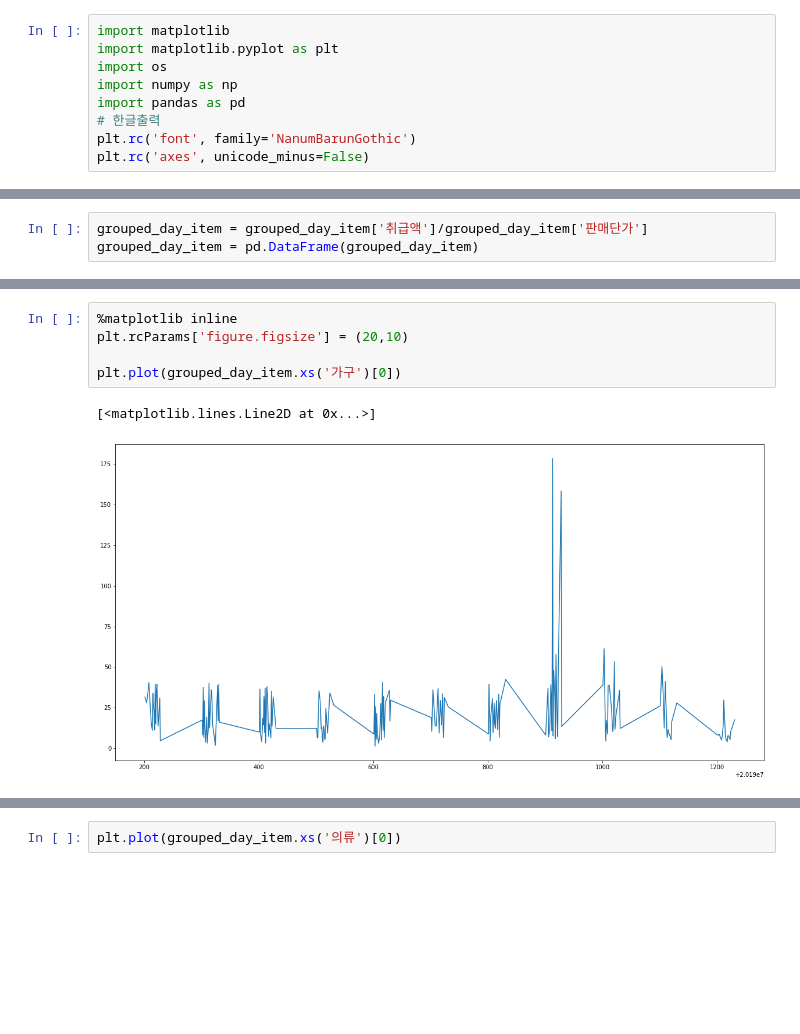
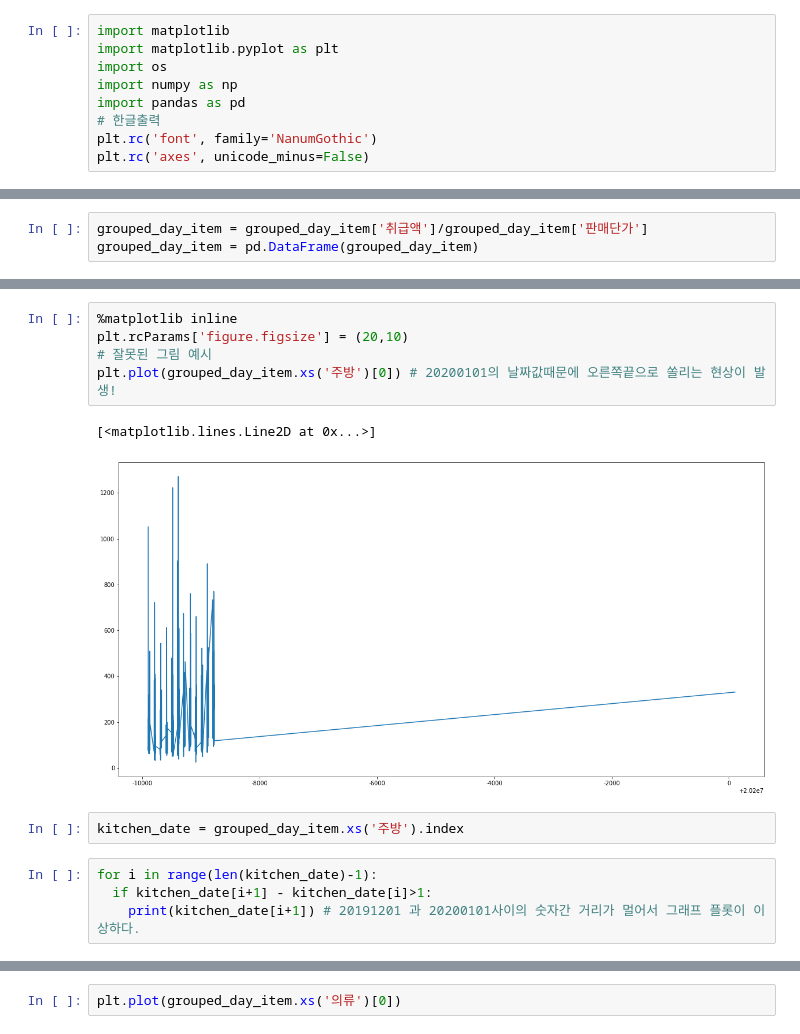
Before and after one commit to HWANG-HOE-SUN/bigcon, a Jupyter notebook: BigCon1.ipynb, the cells around one changed output, grey strips where cells are left out. Cells and saved outputs as stored; diff of their text form; blank space fills up the shorter version.

```diff
--- a/BigCon1.ipynb
+++ b/BigCon1.ipynb
@@ -21,7 +21,7 @@ import os
 import numpy as np
 import pandas as pd
 # 한글출력
-plt.rc('font', family='NanumBarunGothic')
+plt.rc('font', family='NanumGothic')
 plt.rc('axes', unicode_minus=False)
 # %%
 from google.colab import files
@@ -566,8 +516,14 @@ grouped_day_item
 # %%
 %matplotlib inline
 plt.rcParams['figure.figsize'] = (20,10)
-
-plt.plot(grouped_day_item.xs('가구')[0])
+# 잘못된 그림 예시
+plt.plot(grouped_day_item.xs('주방')[0]) # 20200101의 날짜값때문에 오른쪽끝으로 쏠리는 현상이 발생!
 # %% [output]
 [<matplotlib.lines.Line2D at 0x...>]
-[figure, old version]
+[figure, new version]
+# %%
+kitchen_date = grouped_day_item.xs('주방').index
+# %%
+for i in range(len(kitchen_date)-1):
+  if kitchen_date[i+1] - kitchen_date[i]>1:
+    print(kitchen_date[i+1]) # 20191201 과 20200101사이의 숫자간 거리가 멀어서 그래프 플롯이 이상하다.
```
Also changed, not shown: parts of 39 cells of this notebook.
